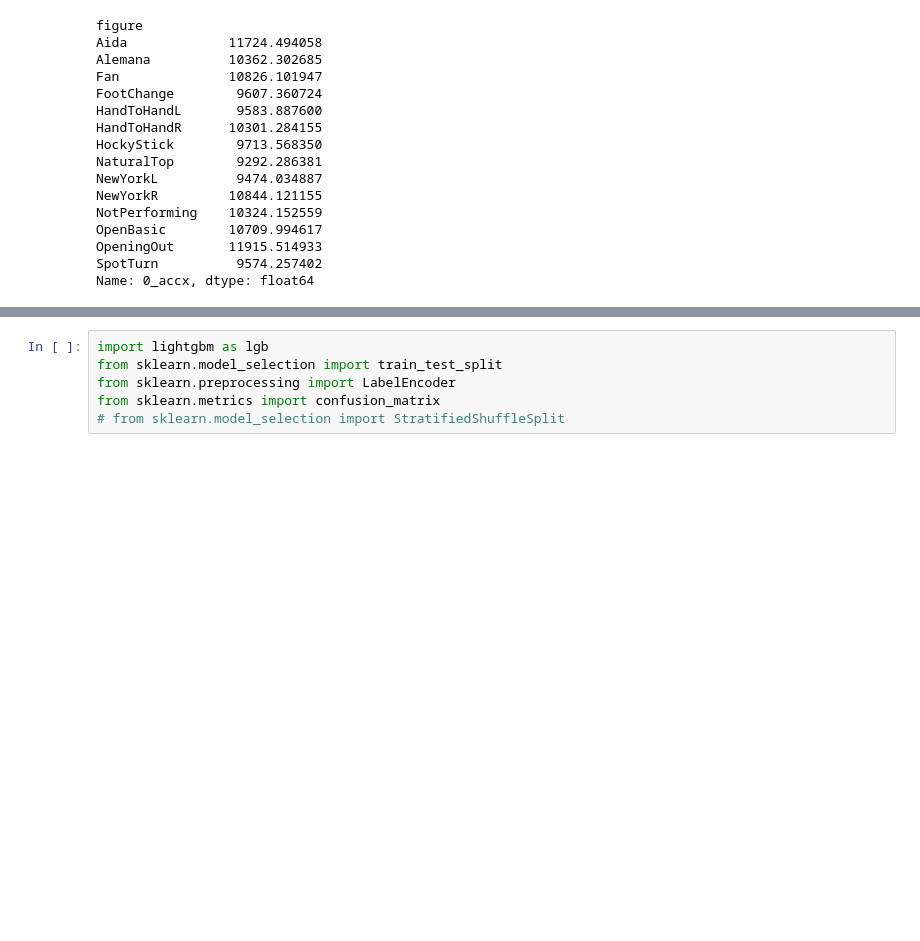
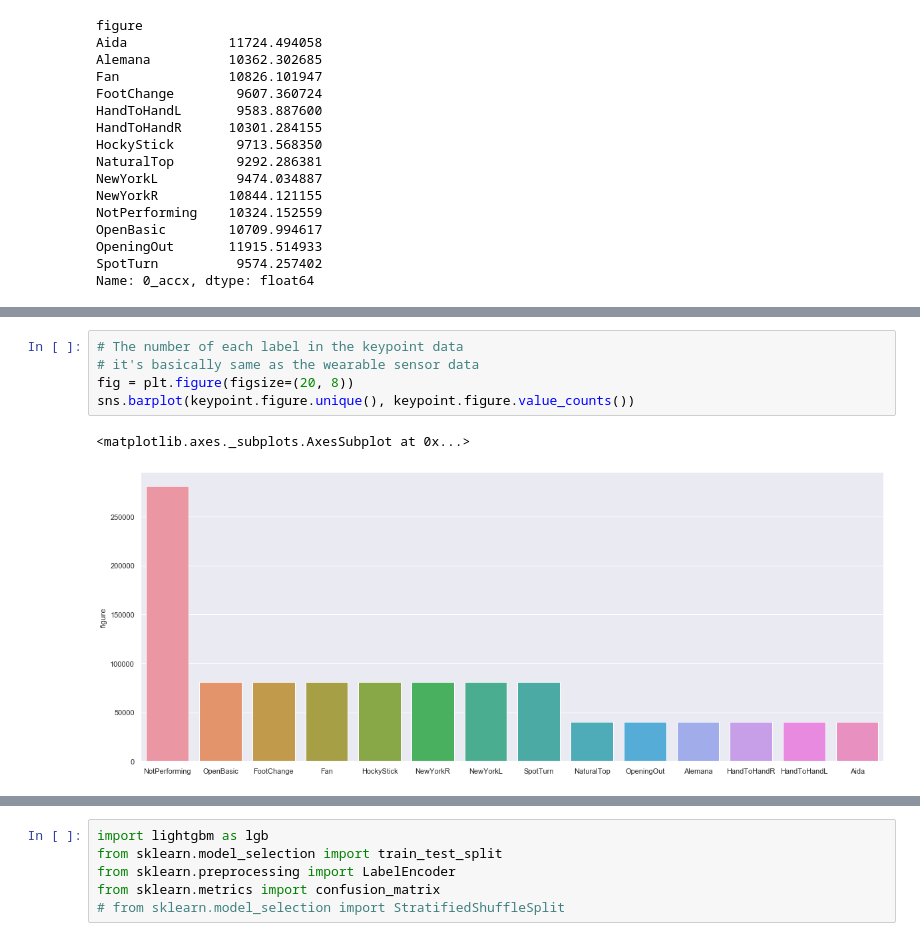
Before and after one commit to matsuyhit/BDD, a Jupyter notebook: Introduction2BDD.ipynb, the cells around one changed output, grey strips where cells are left out. Drawn from its saved outputs; the diff is of its cells as text; blank space fills up the shorter version.

```diff
--- a/Introduction2BDD.ipynb
+++ b/Introduction2BDD.ipynb
@@ -82,0 +124,8 @@ convert_dict = {1:1, 2:2, 3:3, 4:4, 5:5, 6:6, 7:5, 8:7, 9:1, 10:8, 11:9, 12:2, 1
+# %%
+# The number of each label in the keypoint data
+# it's basically same as the wearable sensor data
+fig = plt.figure(figsize=(20, 8))
+sns.barplot(keypoint.figure.unique(), keypoint.figure.value_counts())
+# %% [output]
+<matplotlib.axes._subplots.AxesSubplot at 0x...>
+[figure, added]
```
Also changed, not shown: parts of 26 cells of this notebook.
